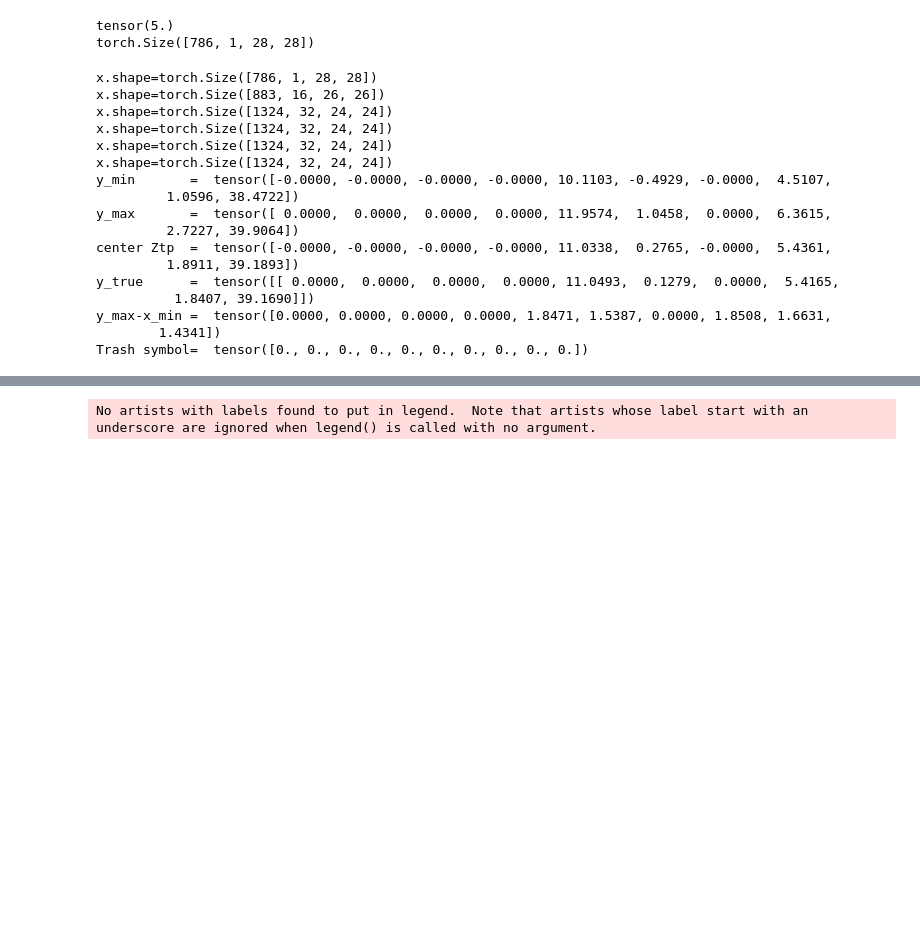
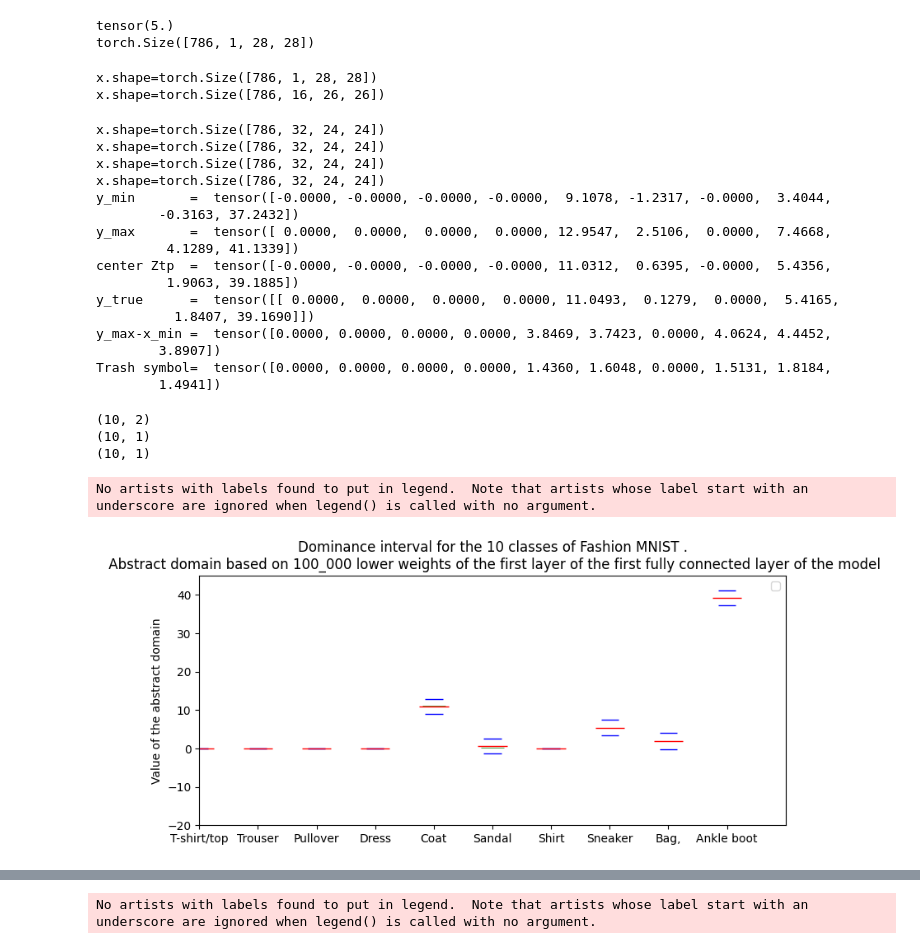
Before and after one commit to guillaume117/AbstractTorch, a Jupyter notebook: notebook/protoV1.ipynb, the cells around one changed output, grey strips where cells are left out. Drawn from its saved outputs; the diff is of its cells as text; code cells hidden in the pictures; blank space fills up the shorter version.

```diff
--- a/notebook/protoV1.ipynb
+++ b/notebook/protoV1.ipynb
@@ -199,7 +202,7 @@ torch.Size([786, 1, 28, 28])
 with torch.no_grad():
    result_1= model(x[0].unsqueeze(0))
 
-   result,x_min,x_max,x_true=model.abstract_forward(x,add_symbol=True,device=torch.device('cpu'))
+   result,x_min,x_max,x_true=model.abstract_forward(x,add_symbol=False,device=torch.device('cpu'))
 
 print(f"y_min       =  {x_min}")
 print(f"y_max       =  {x_max}")
@@ -209,20 +212,62 @@ print(f"y_max-x_min =  {x_max-x_min}")
 print(f"Trash symbol=  {result[-1]}")
 # %% [output]
 x.shape=torch.Size([786, 1, 28, 28])
-x.shape=torch.Size([883, 16, 26, 26])
-x.shape=torch.Size([1324, 32, 24, 24])
-x.shape=torch.Size([1324, 32, 24, 24])
-x.shape=torch.Size([1324, 32, 24, 24])
-x.shape=torch.Size([1324, 32, 24, 24])
-y_min       =  tensor([-0.0000, -0.0000, -0.0000, -0.0000, 10.1103, -0.4929, -0.0000,  4.5107,
-         1.0596, 38.4722])
-y_max       =  tensor([ 0.0000,  0.0000,  0.0000,  0.0000, 11.9574,  1.0458,  0.0000,  6.3615,
-         2.7227, 39.9064])
-center Ztp  =  tensor([-0.0000, -0.0000, -0.0000, -0.0000, 11.0338,  0.2765, -0.0000,  5.4361,
-         1.8911, 39.1893])
-y_true      =  tensor([[ 0.0000,  0.0000,  0.0000,  0.0000, 11.0493,  0.1279,  0.0000,  5.4165,
-          1.8407, 39.1690]])
-y_max-x_min =  tensor([0.0000, 0.0000, 0.0000, 0.0000, 1.8471, 1.5387, 0.0000, 1.8508, 1.6631,
-        1.4341])
-Trash symbol=  tensor([0., 0., 0., 0., 0., 0., 0., 0., 0., 0.])
+x.shape=torch.Size([786, 16, 26, 26])
+x.shape=torch.Size([786, 32, 24, 24])
+x.shape=torch.Size([786, 32, 24, 24])
+x.shape=torch.Size([786, 32, 24, 24])
+x.shape=torch.Size([786, 32, 24, 24])
+y_min       =  tensor([-0.0000, -0.0000, -0.0000, -0.0000,  9.1078, -1.2317, -0.0000,  3.4044,
+        -0.3163, 37.2432])
+y_max       =  tensor([ 0.0000,  0.0000,  0.0000,  0.0000, 12.9547,  2.5106,  0.0000,  7.4668,
+         4.1289, 41.1339])
+center Ztp  =  tensor([-0.0000, -0.0000, -0.0000, -0.0000, 11.0312,  0.6395, -0.0000,  5.4356,
+         1.9063, 39.1885])
+y_true      =  tensor([[ 0.0000,  0.0000,  0.0000,  0.0000, 11.0493,  0.1279,  0.0000,  5.4165,
+          1.8407, 39.1690]])
+y_max-x_min =  tensor([0.0000, 0.0000, 0.0000, 0.0000, 3.8469, 3.7423, 0.0000, 4.0624, 4.4452,
+        3.8907])
+Trash symbol=  tensor([0.0000, 0.0000, 0.0000, 0.0000, 1.4360, 1.6048, 0.0000, 1.5131, 1.8184,
+        1.4941])
+# %%
+
+y_min       =  np.array(x_min)
+y_max       =  np.array(x_max)
+center_Ztp  =  np.expand_dims(np.array(result[0]),axis =1)
+y_true      =  np.expand_dims(np.array(x_true[:])[0],axis =1)
+y_max_minus_y_min =  np.array(x_max-x_min)
+Trash_symbol=  np.array(result[-1])
+
+
+import matplotlib.pyplot as plt
+import numpy as np
+
+
+
+
+x = np.arange(len(y_min))
+D =np.stack((y_min,y_max),axis=1)
+
+print(D.shape)
+print(center_Ztp.shape)
+print(y_true.shape)
+# plot:
+
+fig,ax = plt.subplots(1, 1, figsize=(8,4), tight_layout=True)
+ax.eventplot(D, orientation="vertical", linewidth=1,color='blue',linelengths=0.3)
+ax.eventplot(y_true, orientation="vertical", linewidth=0.50,color='green',linelengths=0.4)
+ax.eventplot(center_Ztp, orientation="vertical", linewidth=1,color='red',linelengths=0.5)
+
+ax.set(xlim=(0, 10),xticks=x,xticklabels=["T-shirt/top","Trouser","Pullover","Dress","Coat","Sandal","Shirt","Sneaker","Bag,","Ankle boot"],
+       ylim=(-20, 45))
+plt.ylabel("Value of the abstract domain")
+plt.title("Dominance interval for the 10 classes of Fashion MNIST .\n Abstract domain based on 100_000 lower weights of the first layer of the first fully connected layer of the model")
+plt.legend()
+plt.show()
+# %% [output]
+(10, 2)
+(10, 1)
+(10, 1)
+No artists with labels found to put in legend.  Note that artists whose label start with an underscore are ignored when legend() is called with no argument.
+[figure, added]
 # %%
```
Also changed, not shown: parts of 2 cells of this notebook.
